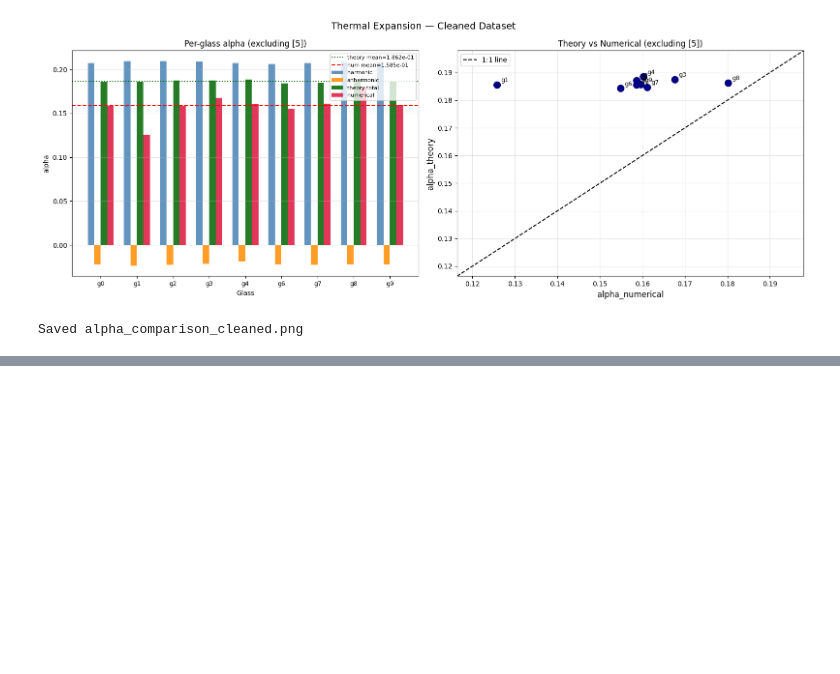
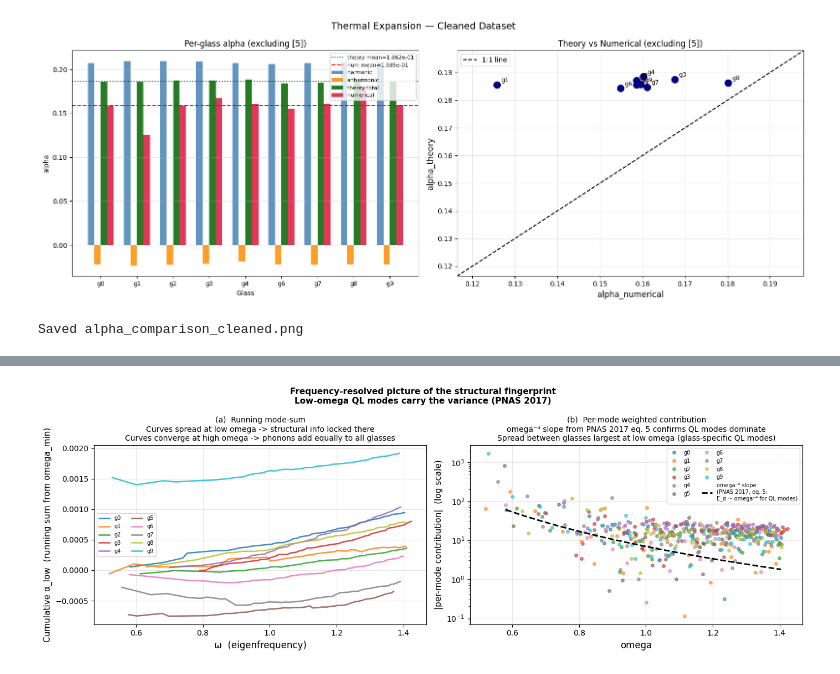
Before and after one commit to sangam28si24/glass_simulations_thermal_expansivity, a Jupyter notebook: LJ_glass/thermal_expansion_lj.ipynb, the cells around one changed output, grey strips where cells are left out. Cells and saved outputs as stored; diff of their text form; code cells hidden in the pictures; blank space fills up the shorter version.

```diff
--- a/LJ_glass/thermal_expansion_lj.ipynb
+++ b/LJ_glass/thermal_expansion_lj.ipynb
@@ -815,0 +1168,48 @@ glass_9    +1.595863e-01      +1.857108e-01      0.8593
+# %%
+fig, axes = plt.subplots(1, 2, figsize=(14, 5))
+
+# Left: cumulative mode sum
+ax = axes[0]
+for idx, g in enumerate(GLASSES):
+    r = low_results[g]
+    ax.plot(r['omega'], r['alpha_cumsum'], lw=1.8, alpha=0.85,
+            color=colors[idx], label=f'g{g}')
+ax.set_xlabel('ω  (eigenfrequency)', fontsize=12)
+ax.set_ylabel('Cumulative α_low  (running sum from omega_min)', fontsize=11)
+ax.set_title('(a)  Running mode-sum\n'
+             'Curves spread at low omega -> structural info locked there\n'
+             'Curves converge at high omega -> phonons add equally to all glasses',
+             fontsize=10)
+ax.legend(fontsize=7, ncol=2); ax.grid(alpha=0.3)
+
+# Right: per-mode contribution log scale
+ax = axes[1]
+for idx, g in enumerate(GLASSES):
+    r  = low_results[g]
+    w  = 1.0 / r['evals']
+    ax.semilogy(r['omega'], np.abs(w*(r['t1']+r['t2'])),
+                'o', ms=4, alpha=0.6, color=colors[idx], label=f'g{g}')
+
+# omega^-4 reference line — from PNAS 2017 eq. 5
+r0     = low_results[0]
+w0     = 1.0 / r0['evals']
+ref_y0 = np.abs(w0[0]*(r0['t1'][0]+r0['t2'][0]))
+om_ref = np.linspace(r0['omega'][0], r0['omega'][-1], 40)
+ax.semilogy(om_ref, ref_y0*(r0['omega'][0]/om_ref)**4,
+            'k--', lw=2, label='omega⁻⁴ slope\n(PNAS 2017, eq. 5:\nE_α ~ omega⁻⁴ for QL modes)')
+ax.set_xlabel('omega', fontsize=12)
+ax.set_ylabel('|per-mode contribution|  (log scale)', fontsize=11)
+ax.set_title('(b)  Per-mode weighted contribution\n'
+             'omega⁻⁴ slope from PNAS 2017 eq. 5 confirms QL modes dominate\n'
+             'Spread between glasses largest at low omega (glass-specific QL modes)',
+             fontsize=10)
+ax.legend(fontsize=7, ncol=2); ax.grid(alpha=0.3)
+
+fig.suptitle('Frequency-resolved picture of the structural fingerprint\n'
+             'Low-omega QL modes carry the variance (PNAS 2017)',
+             fontsize=11, fontweight='bold')
+fig.tight_layout()
+plt.savefig(Path(DATA_DIR)/'fig2_frequency_resolved.png', dpi=150, bbox_inches='tight')
+plt.show()
+# %% [output]
+[figure, added]
```
Also changed, not shown: parts of 39 cells of this notebook, 9 other files.
